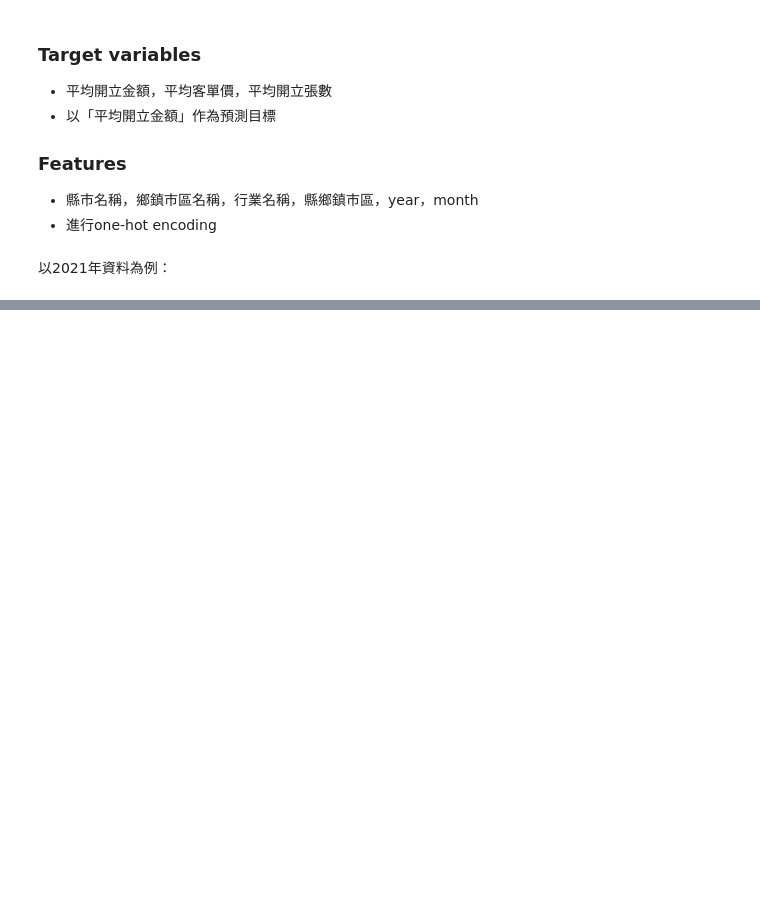
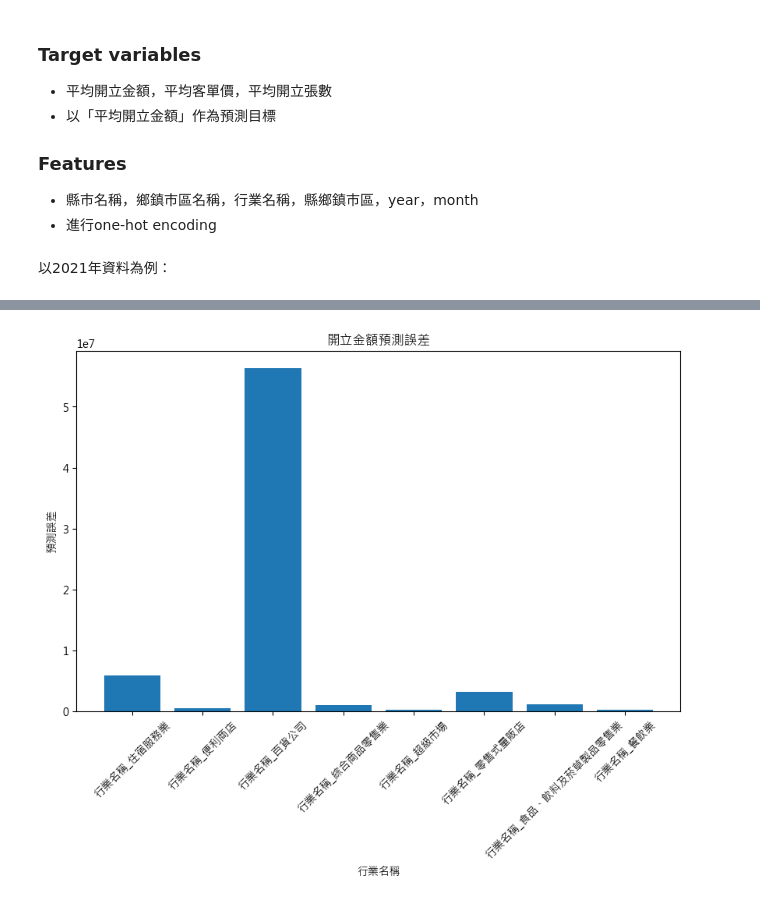
Before and after one commit to Ayukevin/Consumption-Analysis, a Jupyter notebook: ml.ipynb, the cells around one changed output, grey strips where cells are left out. Drawn from its saved outputs; the diff is of its cells as text; code cells hidden in the pictures; blank space fills up the shorter version.

```diff
--- a/ml.ipynb
+++ b/ml.ipynb
@@ -120,0 +119,6 @@ df2021.shape
+# %%
+df2021 = pd.read_csv('所得房價消費分析_處理後_2021.csv')
+df2021.columns = ['平均開立張數','平均開立金額','平均客單價',
+                  'year','month','lat','lng','行業名稱_住宿服務業','行業名稱_便利商店','行業名稱_百貨公司',
+                  '行業名稱_綜合商品零售業','行業名稱_超級市場','行業名稱_零售式量販店','行業名稱_食品、飲料及菸草製品零售業','行業名稱_餐飲業']
+df2021.head()
@@ -120,0 +132,3 @@ df2021.shape
+# %%
+df2021 = df2021[df2021['month'] == 1]
+df2021.head()
@@ -121,4 +142,5 @@ df2021.shape
 # %%
+df2021 = df2021[df2021['month'] == 1]
 # Features and target variable
-X = df2021.drop(columns=['平均開立金額'])
+X = df2021.drop(columns=['平均開立金額', 'year', 'month'])
 y = df2021['平均開立金額']
@@ -186,0 +204,18 @@ NameError: name 'y_pred' is not defined
+# %%
+import matplotlib.pyplot as plt
+
+# 行業名稱清單
+industry_columns = [col for col in result.columns if '行業名稱' in col]
+
+result_df = []
+for industry in industry_columns:
+    filtered_df = X_test[X_test[industry] == 1]
+    summed_data = {
+    'industry': industry,
+    'predicted_amount_sum': filtered_df['predicted_amount'].sum(),
+    'actual_amount_sum': filtered_df['actual_amount'].sum()
+    }
+    result_df.append(summed_data)
+result_df = pd.DataFrame(result_df)
+result_df['error'] = abs(result_df['predicted_amount_sum'] - result_df['actual_amount_sum'])
+result_df
@@ -186,0 +232,10 @@ NameError: name 'y_pred' is not defined
+# %%
+plt.figure(figsize=(10, 6))
+plt.bar(result_df['industry'], result_df['error'])
+plt.xlabel('行業名稱')
+plt.ylabel('預測誤差')
+plt.title('開立金額預測誤差')
+plt.xticks(rotation=45)
+plt.show()
+# %% [output]
+[figure, added]
```
Also changed, not shown: parts of 11 cells of this notebook.
